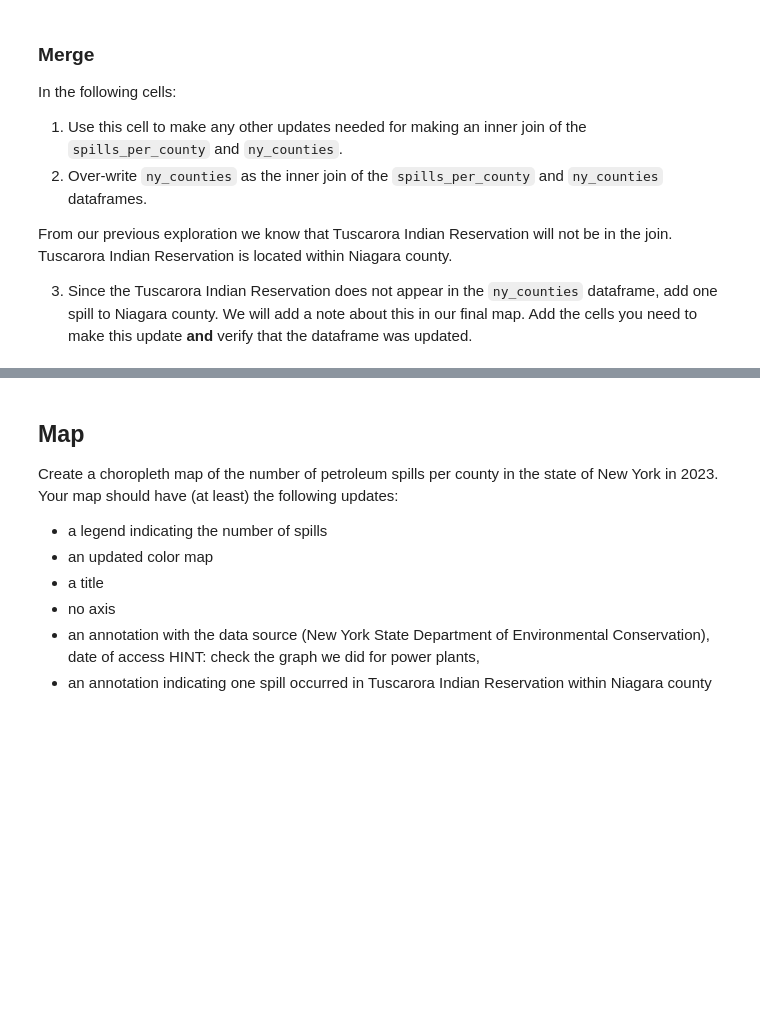
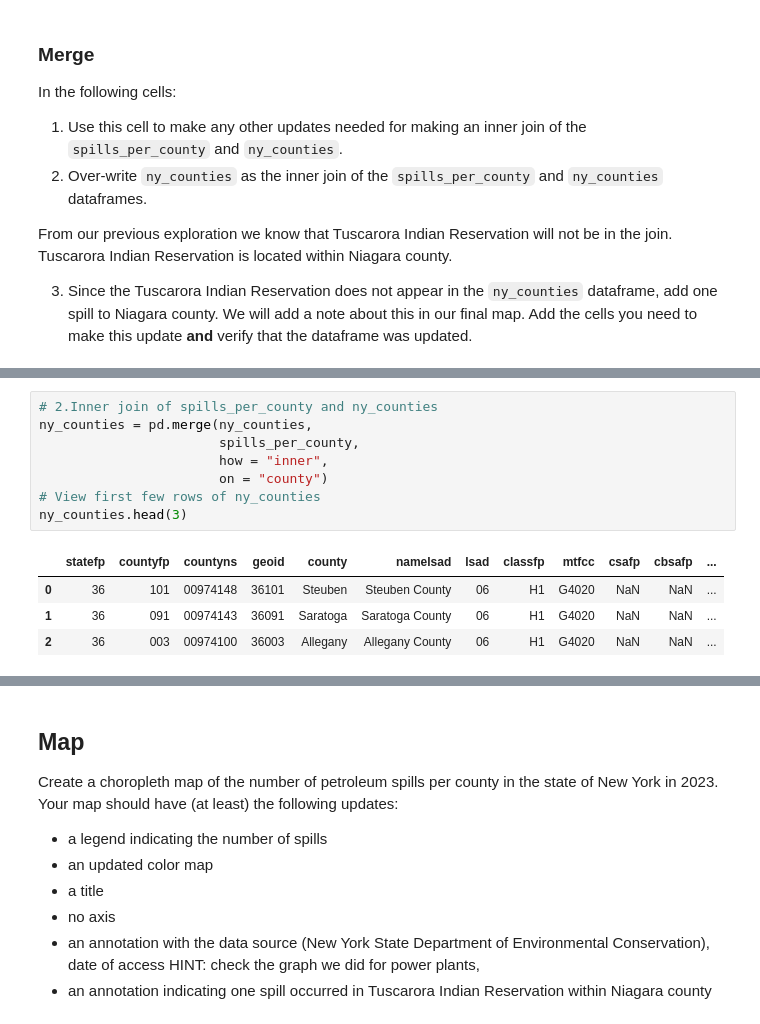
Before and after one commit to hazelvaq/eds220-hwk-3, a Jupyter notebook: hwk3-task1-spills.ipynb, the cells around one changed output, grey strips where cells are left out. Drawn from its saved outputs; the diff is of its cells as text; blank space fills up the shorter version.

```diff
--- a/hwk3-task1-spills.ipynb
+++ b/hwk3-task1-spills.ipynb
@@ -497,0 +505,13 @@ From our previous exploration we know that Tuscarora Indian Reservation will not
+# %%
+# 2.Inner join of spills_per_county and ny_counties
+ny_counties = pd.merge(ny_counties,
+                       spills_per_county,
+                       how = "inner",
+                       on = "county")
+# View first few rows of ny_counties
+ny_counties.head(3)
+# %% [output]
+|  | statefp | countyfp | countyns | geoid | county | namelsad | lsad | classfp | mtfcc | csafp | cbsafp | ... |
+| 0 | 36 | 101 | 00974148 | 36101 | Steuben | Steuben County | 06 | H1 | G4020 | NaN | NaN | ... |
+| 1 | 36 | 091 | 00974143 | 36091 | Saratoga | Saratoga County | 06 | H1 | G4020 | NaN | NaN | ... |
+| 2 | 36 | 003 | 00974100 | 36003 | Allegany | Allegany County | 06 | H1 | G4020 | NaN | NaN | ... |
```
Also changed, not shown: parts of 13 cells of this notebook.
